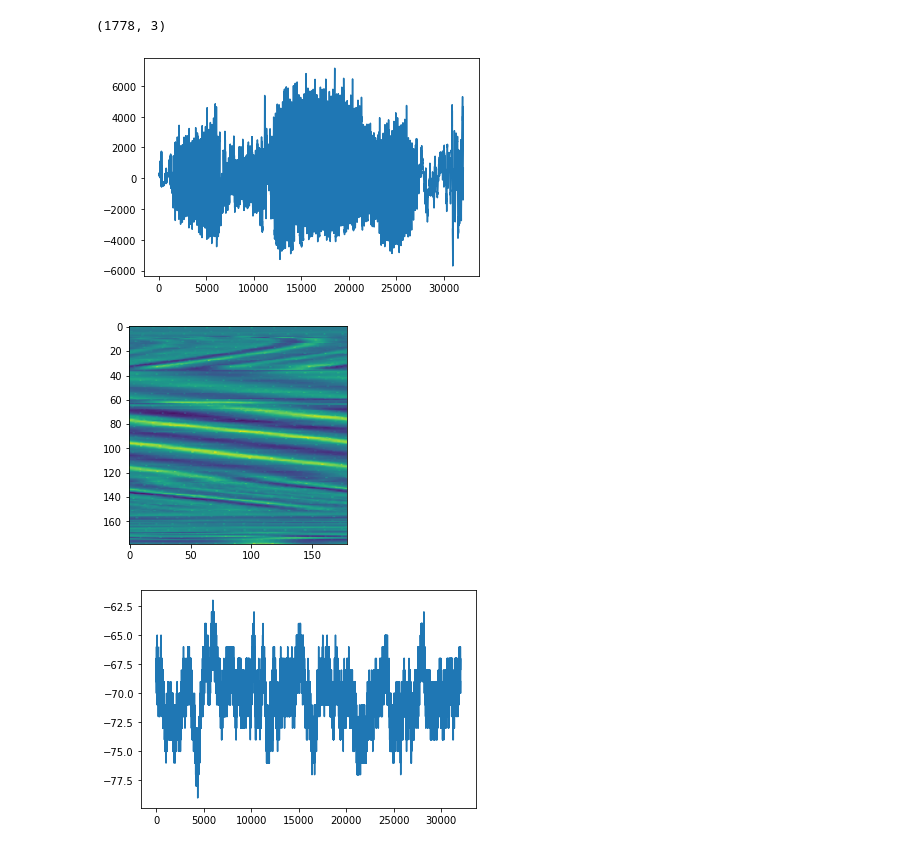
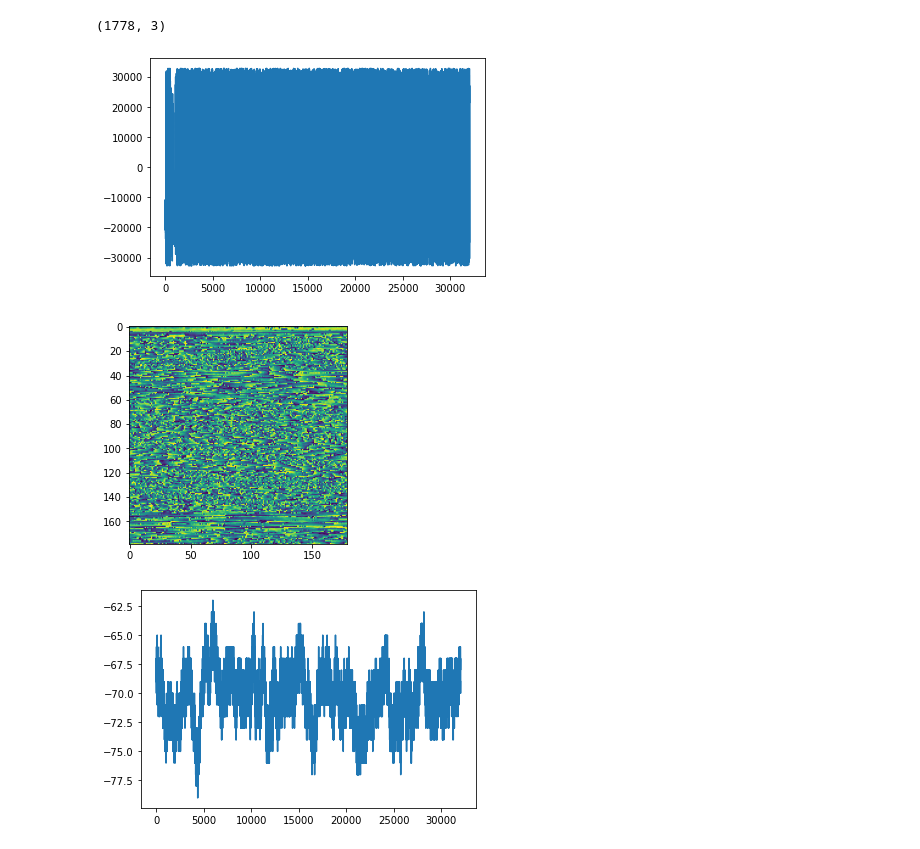
Before and after one commit to ap539813/AudioClassification, a Jupyter notebook: classification_audio.ipynb, the cells around one changed output. Saved outputs shown, nothing was run; the diff lists cells and outputs as text; code cells hidden in the pictures.

```diff
--- a/classification_audio.ipynb
+++ b/classification_audio.ipynb
@@ -51,15 +51,15 @@ output.shape
 # %% [output]
 (1778, 3)
 # %%
-plt.plot(data[0, :size_data])
+plt.plot(data[0, :size_data]*data[0, size_data:])
 plt.show()
 # %% [output]
-[figure, old version]
+[figure, new version]
 # %%
-plt.imshow(data[0, :size_data].reshape(-1, int(size_data**0.5)))
+plt.imshow((data[0, :size_data]*data[0, size_data:]).reshape(-1, int(size_data**0.5)))
 plt.show()
 # %% [output]
-[figure, old version]
+[figure, new version]
 # %%
 plt.plot(data[0, size_data:])
 plt.show()
```
Also changed, not shown: parts of 16 cells of this notebook, 1 other file.
